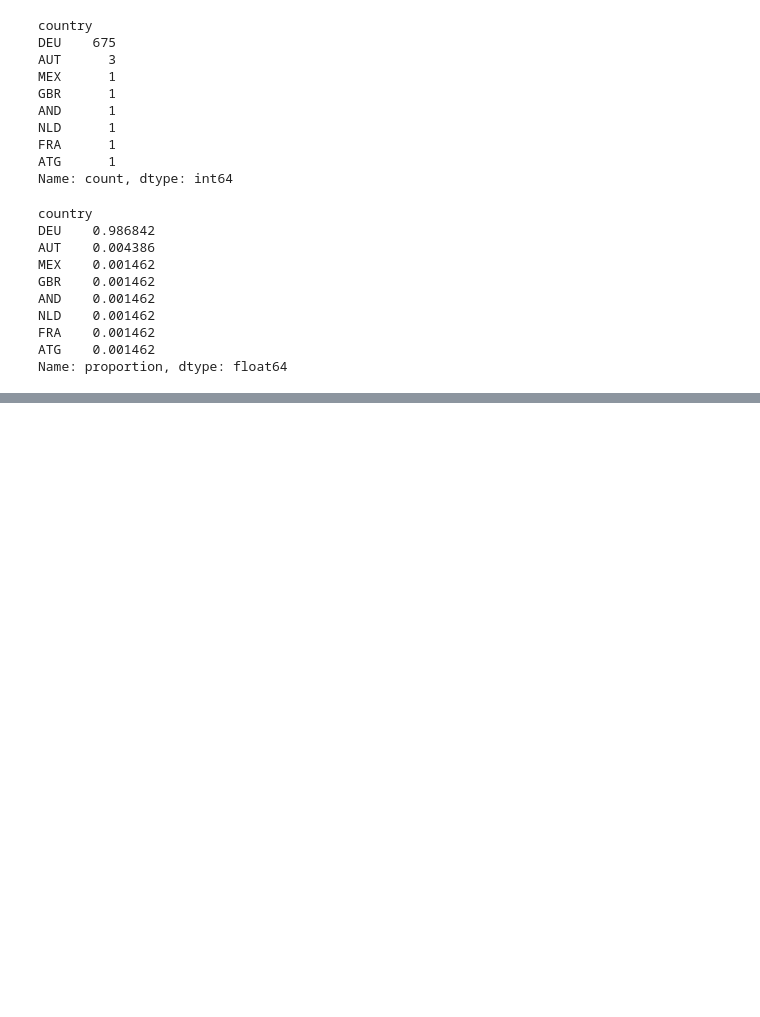
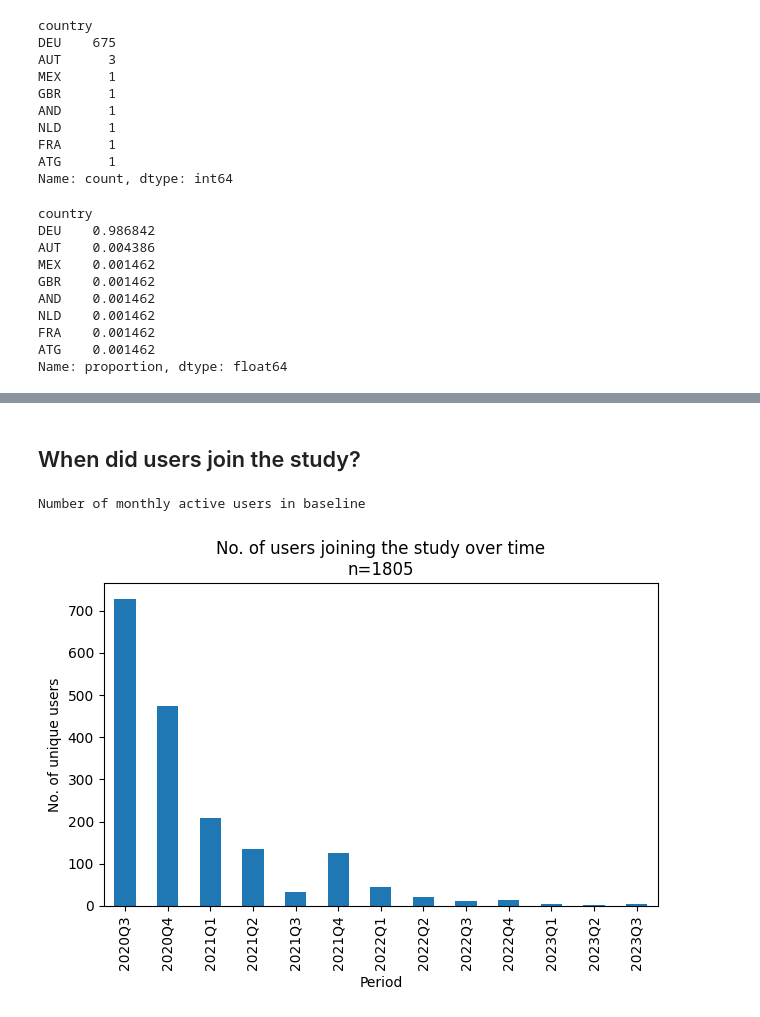
Before and after one commit to joa24jm/CH-Heart, a Jupyter notebook: src/d01_analyse/demographics.ipynb, the cells around one changed output, grey strips where cells are left out. Cells and saved outputs as stored; diff of their text form; code cells hidden in the pictures; blank space fills up the shorter version.

```diff
--- a/src/d01_analyse/demographics.ipynb
+++ b/src/d01_analyse/demographics.ipynb
@@ -83,0 +104,22 @@ Name: proportion, dtype: float64
+# %% [markdown]
+## When did users join the study?
+# %%
+print('Number of monthly active users in baseline')
+bl.created_at = pd.to_datetime(bl.created_at)
+bl['YYYY-MM'] = bl.created_at.dt.strftime('%Y-%m')
+bl['Q'] = bl.created_at.dt.to_period('Q')
+bl.groupby('Q').nunique()['user_id'].plot(kind='bar')
+
+# Adding title and labels
+plt.title('No. of users joining the study over time\nn=1805')
+plt.xlabel('Period')
+plt.ylabel('No. of unique users')
+
+plt.tight_layout()
+
+plt.savefig('results/figures/users_joining_periods.svg')
+# Display the plot
+plt.show()
+# %% [output]
+Number of monthly active users in baseline
+[figure, added]
```
Also changed, not shown: parts of 5 cells of this notebook, 2 other files.
